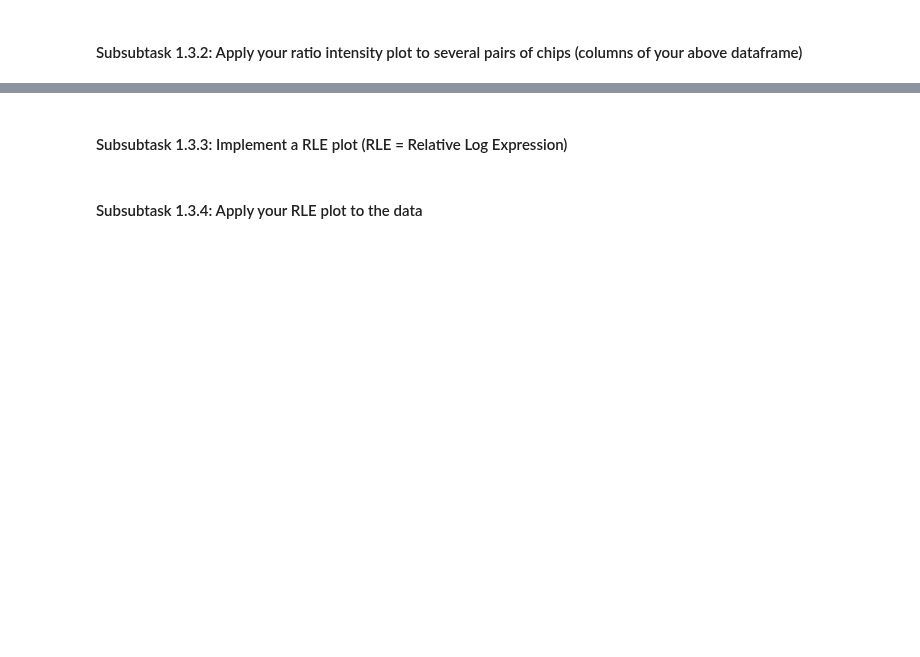
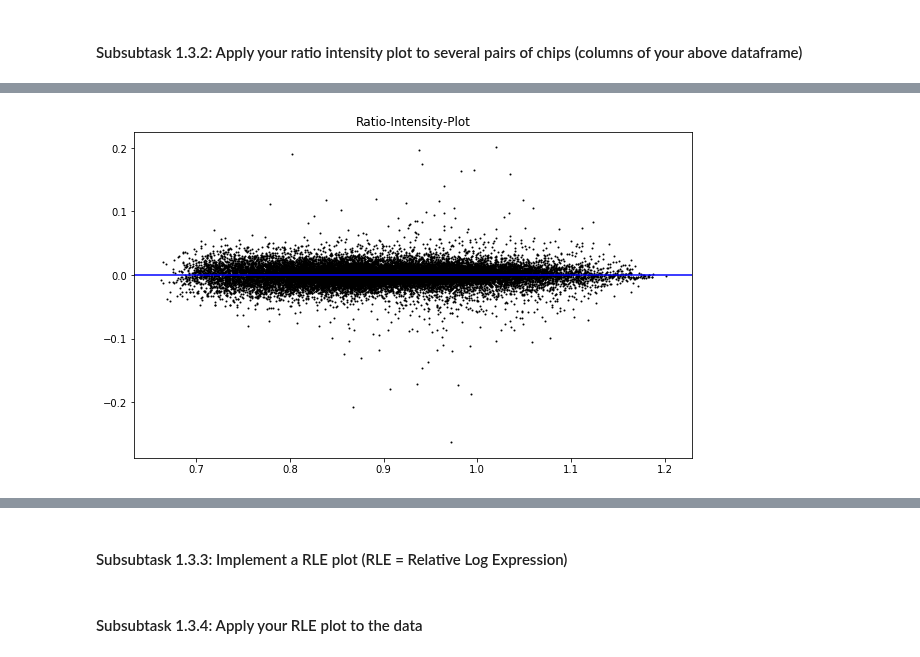
Before and after one commit to TrisKast/DataScience-Bioinformatics, a Jupyter notebook: notebooks/Day56_DE_Analysis.ipynb, the cells around one changed output, grey strips where cells are left out. Saved outputs shown, nothing was run; the diff lists cells and outputs as text; code cells hidden in the pictures; blank space fills up the shorter version.

```diff
--- a/notebooks/Day56_DE_Analysis.ipynb
+++ b/notebooks/Day56_DE_Analysis.ipynb
@@ -33,0 +109,4 @@ http://www.arrayanalysis.org/main.html
+# %%
+ratio_intensity_plot(data['BXD43_Liver_CD'], data['DBA/2J_Liver_CD'])
+# %% [output]
+[figure, added]
```
Also changed, not shown: parts of 9 cells of this notebook.
